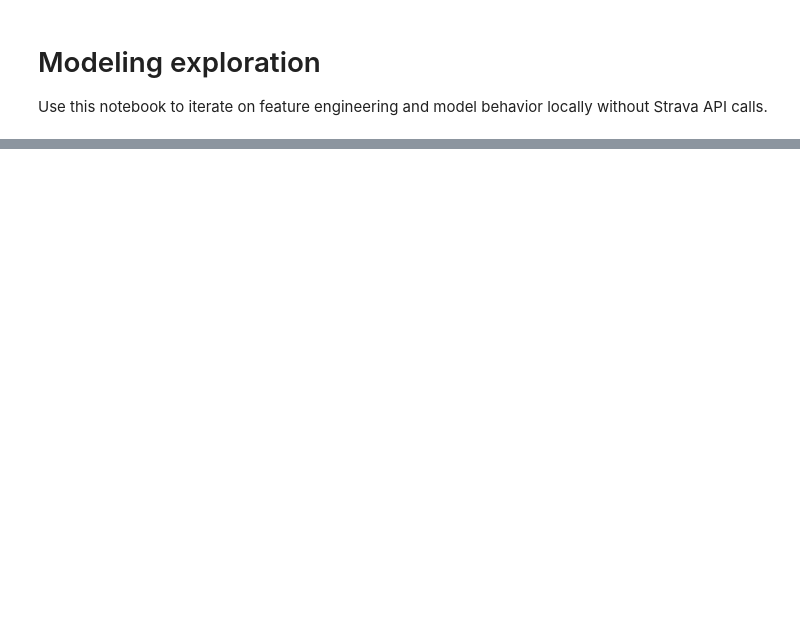
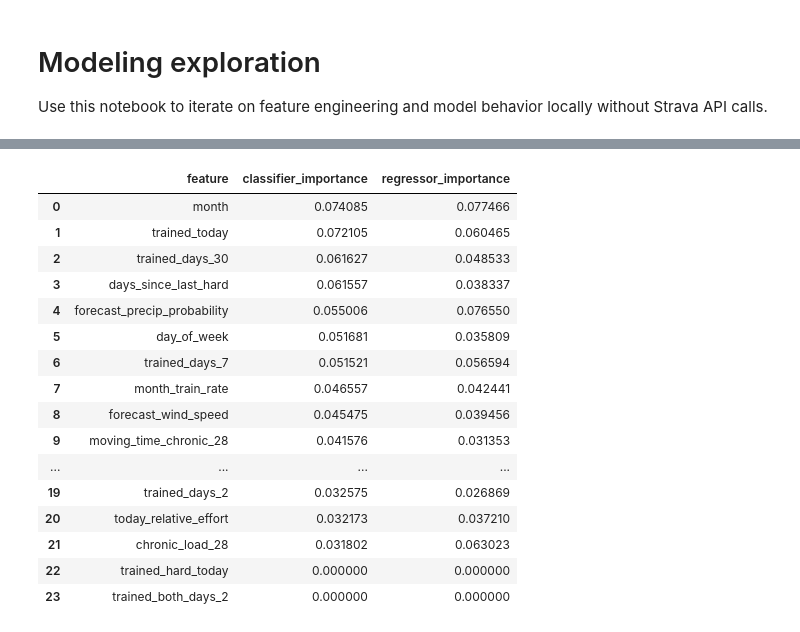
Before and after one commit to loganmckerlich/train-tomorrow, a Jupyter notebook: scripts/modeling_exploration.ipynb, the cells around one changed output, grey strips where cells are left out. Saved outputs shown, nothing was run; the diff lists cells and outputs as text; code cells hidden in the pictures; blank space fills up the shorter version.

```diff
--- a/scripts/modeling_exploration.ipynb
+++ b/scripts/modeling_exploration.ipynb
@@ -54,0 +133,26 @@ prediction
+# %%
+importance_df = pd.DataFrame({
+    'feature': FEATURE_COLUMNS,
+    'classifier_importance': models.classifier.feature_importances_,
+    'regressor_importance': models.regressor.feature_importances_,
+}).sort_values('classifier_importance', ascending=False).reset_index(drop=True)
+
+importance_df
+# %% [output]
+|  | feature | classifier_importance | regressor_importance |
+| 0 | month | 0.074085 | 0.077466 |
+| 1 | trained_today | 0.072105 | 0.060465 |
+| 2 | trained_days_30 | 0.061627 | 0.048533 |
+| 3 | days_since_last_hard | 0.061557 | 0.038337 |
+| 4 | forecast_precip_probability | 0.055006 | 0.076550 |
+| 5 | day_of_week | 0.051681 | 0.035809 |
+| 6 | trained_days_7 | 0.051521 | 0.056594 |
+| 7 | month_train_rate | 0.046557 | 0.042441 |
+| 8 | forecast_wind_speed | 0.045475 | 0.039456 |
+| 9 | moving_time_chronic_28 | 0.041576 | 0.031353 |
+| ... | ... | ... | ... |
+| 19 | trained_days_2 | 0.032575 | 0.026869 |
+| 20 | today_relative_effort | 0.032173 | 0.037210 |
+| 21 | chronic_load_28 | 0.031802 | 0.063023 |
+| 22 | trained_hard_today | 0.000000 | 0.000000 |
+| 23 | trained_both_days_2 | 0.000000 | 0.000000 |
```
Also changed, not shown: parts of 11 cells of this notebook, 12 other files.
